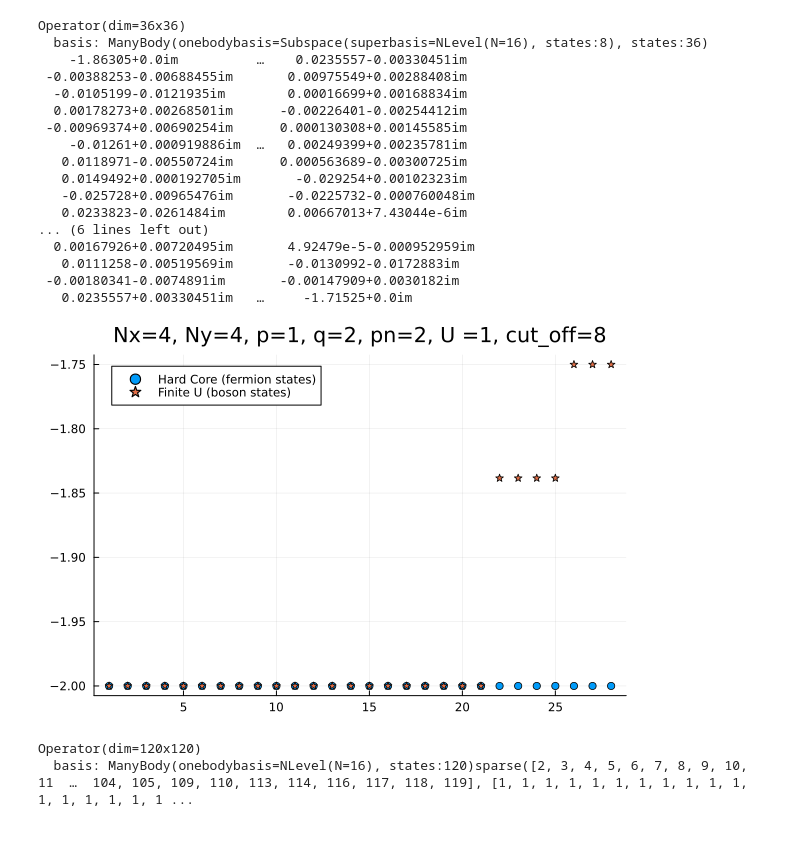
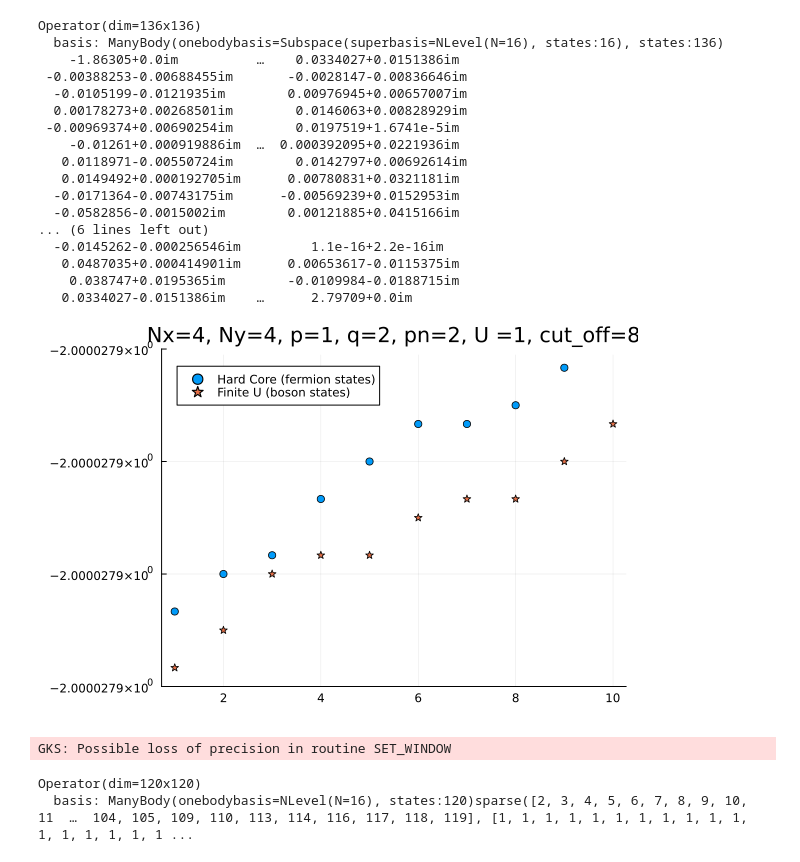
Before and after one commit to Umut-Can-Physics/Kagome-Lattice, a Jupyter notebook: Hofstadter-KM-Kagome/Many-Body/Kapit-Mueller(KM)/KM_MB.ipynb, the cells around one changed output. Cells and saved outputs as stored; diff of their text form; code cells hidden in the pictures.

```diff
--- a/Hofstadter-KM-Kagome/Many-Body/Kapit-Mueller(KM)/KM_MB.ipynb
+++ b/Hofstadter-KM-Kagome/Many-Body/Kapit-Mueller(KM)/KM_MB.ipynb
@@ -15,12 +38,10 @@ Ny = 4
 p = 1
 q = 2
 pn = 2
-U = 1000
+U = 1
 
 N = Nx*Ny
 t = 1
-NPhi0 = Int(Nx*Ny*(p/q))
-#PN = vcat( ( [i] for i in 0:pn) ... )
-# Cut_Off = NPhi0
-Cut_Off = NPhi0
+#NPhi0 = Int(Nx*Ny*(p/q))
+Cut_Off = 16
 # %% [output]
@@ -28,16 +49,13 @@ Cut_Off = NPhi0
 # %%
 # PROJECTION CODE
 matrix = KM(Nx, Ny, t, p, q)
-H = Sp_Op(N, matrix)
-H_sp_Sub, Sub_Basis, P, Pt = H_sub(N, H, Cut_Off)
-#lim = 2
+basis_sp = NLevelBasis(N)
+H = Sp_Op(basis_sp, matrix)
+H_sp_Sub, Sub_Basis, P, Pt = H_sub(basis_sp, H, Cut_Off)
 HardCore=true
-H_MB_sub, basis_cut_mb = H_Kin_MB(Sub_Basis, pn, H_sp_Sub, HardCore)
-basis_sp = NLevelBasis(N)
-#basis_mb, basis_sp = get_Bosonic_MB_Basis(N, pn, lim)
+basis_cut_mb = get_Bosonic_MB_Basis(Sub_Basis, pn, HardCore)
+H_MB_sub = get_mb_op(basis_cut_mb, H_sp_Sub)
 basis_mb_sub = boson_mb_basis(Sub_Basis, pn, HardCore)
-#basis_cut_mb, basis_cut_sp = get_Bosonic_MB_Basis(Cut_Off, PN, lim)
-#H_Total = H_Total_Sub(P, Pt, basis_cut_mb, Cut_Off, U, H_MB);
 H_Int = Hubbard_Interaction_fixed_prtcl(basis_sp)
 H_Int_Sub = Hubbard_Int_fixed_prtc_sub(H_Int, P, Pt, Sub_Basis, basis_mb_sub)
 H_Total_hardcore = H_MB_sub + H_Int_Sub
@@ -63,49 +63,47 @@ Operator(dim=28x28)
 # %%
 # PROJECTION CODE
 matrix = KM(Nx, Ny, t, p, q)
-H = Sp_Op(N, matrix)
-H_sp_Sub, Sub_Basis, P, Pt = H_sub(N, H, Cut_Off)
-#lim = 2
+basis_sp = NLevelBasis(N)
+H = Sp_Op(basis_sp, matrix)
+H_sp_Sub, Sub_Basis, P, Pt = H_sub(basis_sp, H, Cut_Off)
 HardCore=false
-H_MB_sub, basis_cut_mb = H_Kin_MB(Sub_Basis, pn, H_sp_Sub, HardCore)
-basis_sp = NLevelBasis(N)
-#basis_mb, basis_sp = get_Bosonic_MB_Basis(N, pn, lim)
+basis_cut_mb = get_Bosonic_MB_Basis(Sub_Basis, pn, HardCore)
+H_MB_sub = get_mb_op(basis_cut_mb, H_sp_Sub)
 basis_mb_sub = boson_mb_basis(Sub_Basis, pn, HardCore)
-#basis_cut_mb, basis_cut_sp = get_Bosonic_MB_Basis(Cut_Off, PN, lim)
-#H_Total = H_Total_Sub(P, Pt, basis_cut_mb, Cut_Off, U, H_MB);
 H_Int = Hubbard_Interaction_fixed_prtcl(basis_sp)
 H_Int_Sub = Hubbard_Int_fixed_prtc_sub(H_Int, P, Pt, Sub_Basis, basis_mb_sub)
 H_Total_finite = H_MB_sub + H_Int_Sub
 H_Total_finite = (H_Total_finite'+H_Total_finite)/2
 # %% [output]
-Operator(dim=36x36)
-  basis: ManyBody(onebodybasis=Subspace(superbasis=NLevel(N=16), states:8), states:36)
-    -1.86305+0.0im          …    0.0235557-0.00330451im
- -0.00388253-0.00688455im       0.00975549+0.00288408im
-  -0.0105199-0.0121935im        0.00016699+0.00168834im
-  0.00178273+0.00268501im      -0.00226401-0.00254412im
- -0.00969374+0.00690254im      0.000130308+0.00145585im
-    -0.01261+0.000919886im  …   0.00249399+0.00235781im
-   0.0118971-0.00550724im      0.000563689-0.00300725im
-   0.0149492+0.000192705im       -0.029254+0.00102323im
-   -0.025728+0.00965476im       -0.0225732-0.000760048im
-   0.0233823-0.0261484im        0.00667013+7.43044e-6im
+Operator(dim=136x136)
+  basis: ManyBody(onebodybasis=Subspace(superbasis=NLevel(N=16), states:16), states:136)
+    -1.86305+0.0im          …    0.0334027+0.0151386im
+ -0.00388253-0.00688455im       -0.0028147-0.00836646im
+  -0.0105199-0.0121935im        0.00976945+0.00657007im
+  0.00178273+0.00268501im        0.0146063+0.00828929im
+ -0.00969374+0.00690254im        0.0197519+1.6741e-5im
+    -0.01261+0.000919886im  …  0.000392095+0.0221936im
+   0.0118971-0.00550724im        0.0142797+0.00692614im
+   0.0149492+0.000192705im      0.00780831+0.0321181im
+  -0.0171364-0.00743175im      -0.00569239+0.0152953im
+  -0.0582856-0.0015002im        0.00121885+0.0415166im
 ... (6 lines left out)
-  0.00167926+0.00720495im       4.92479e-5-0.000952959im
-   0.0111258-0.00519569im       -0.0130992-0.0172883im
- -0.00180341-0.0074891im       -0.00147909+0.0030182im
-   0.0235557+0.00330451im   …     -1.71525+0.0im
+  -0.0145262-0.000256546im         1.1e-16+2.2e-16im
+   0.0487035+0.000414901im      0.00653617-0.0115375im
+    0.038747+0.0195365im        -0.0109984-0.0188715im
+   0.0334027-0.0151386im    …      2.79709+0.0im
 # %%
 ϵ_hard_core, λ_hard_core = eigenstates(H_Total_hardcore);
 # %%
 ϵ_finite, λ_finite = eigenstates(H_Total_finite);
 # %%
 n=1
-m=28
+m=10
 scatter(ϵ_hard_core[n:m], label="Hard Core (fermion states)", title="Nx=$(Nx), Ny=$(Ny), p=$(p), q=$(q), pn=$(pn), U =$(U), cut_off=$(Cut_Off)")
 scatter!(ϵ_finite[n:m], label="Finite U (boson states)",marker=:star)
 # %% [output]
-[figure, old version]
+[figure, new version]
+GKS: Possible loss of precision in routine SET_WINDOW
 # %%
 # WITHOUT PROJECTION
 matrix = KM(Nx, Ny, t, p, q)
```
Also changed, not shown: parts of 11 cells of this notebook, 2 other files.
